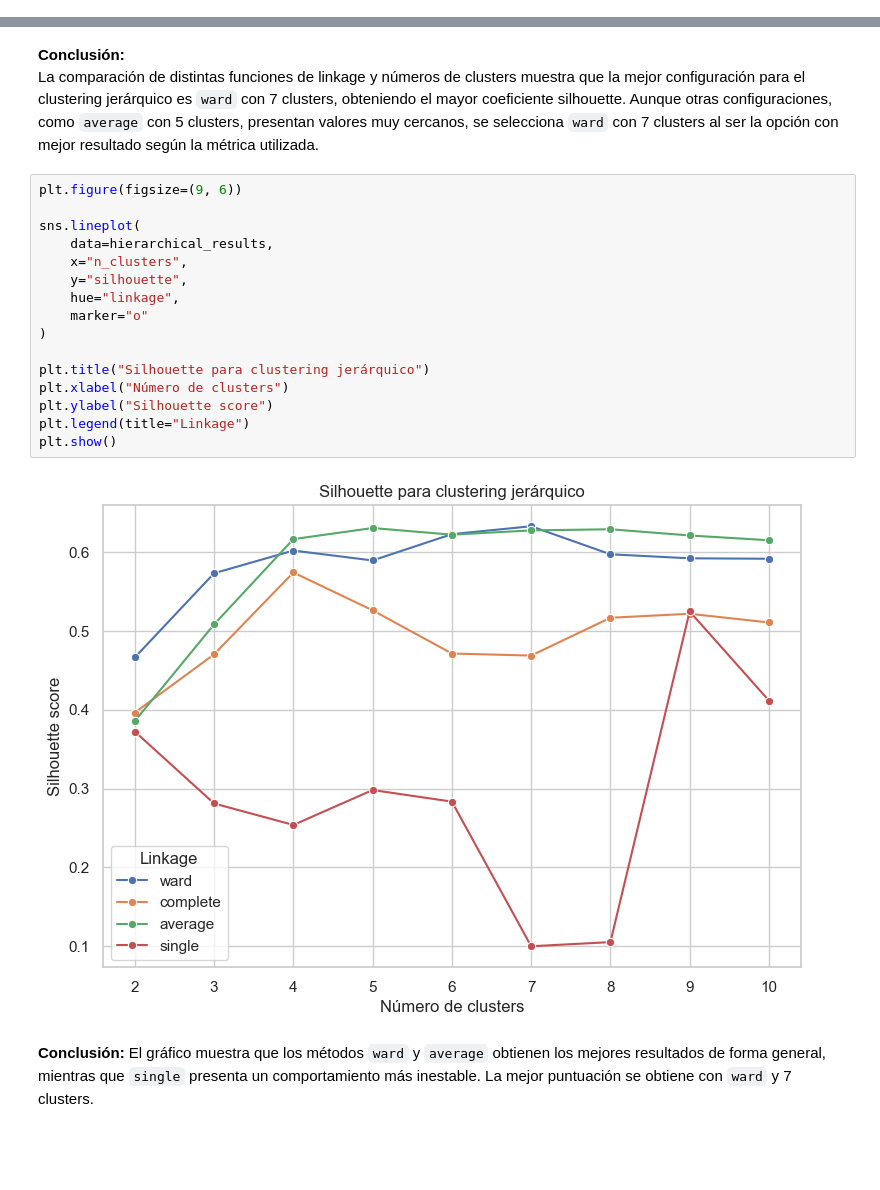
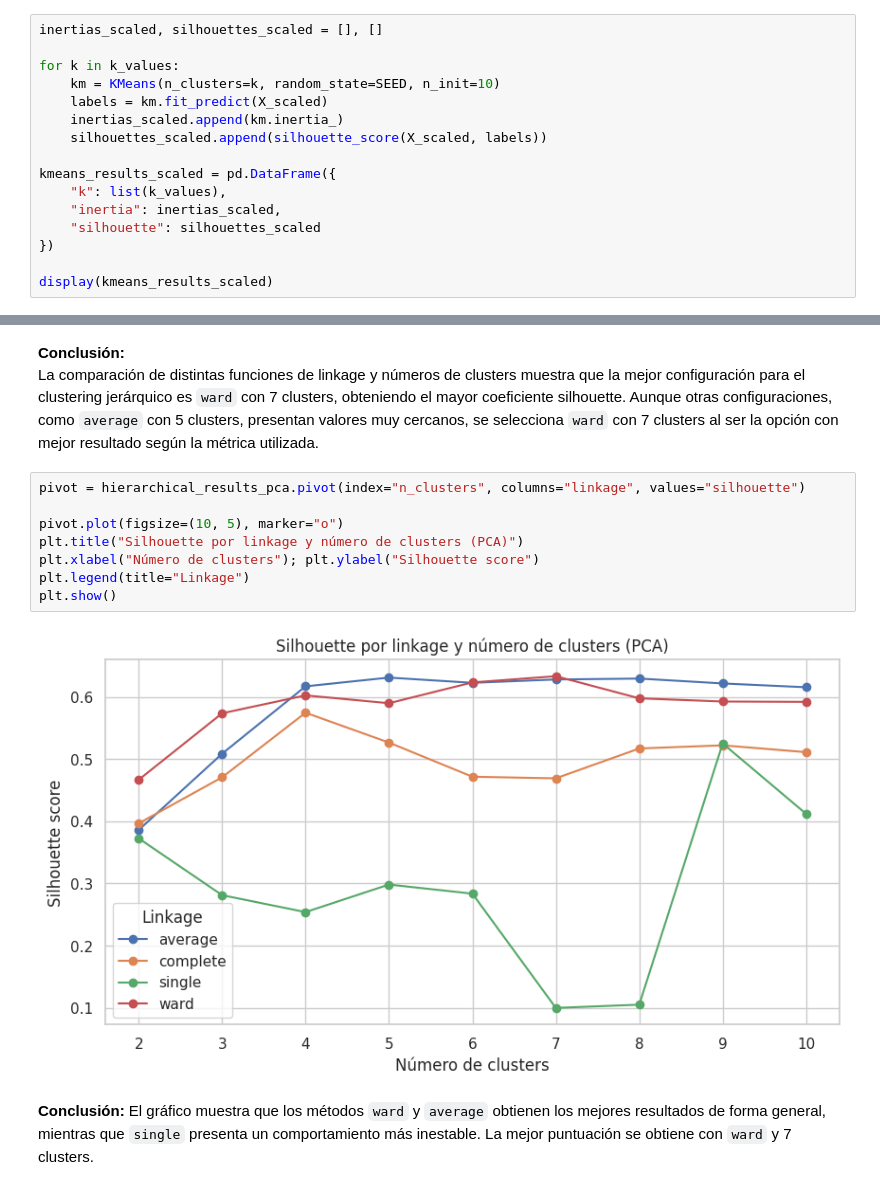
Before and after one commit to DiegoVa6/Grupo05_Practica2, a Jupyter notebook: practica2_estrellas.ipynb, the cells around one changed output, grey strips where cells are left out. Drawn from its saved outputs; the diff is of its cells as text; blank space fills up the shorter version.

```diff
--- a/practica2_estrellas.ipynb
+++ b/practica2_estrellas.ipynb
@@ -524,0 +532,16 @@ plt.show()
+# %%
+inertias_scaled, silhouettes_scaled = [], []
+
+for k in k_values:
+    km = KMeans(n_clusters=k, random_state=SEED, n_init=10)
+    labels = km.fit_predict(X_scaled)
+    inertias_scaled.append(km.inertia_)
+    silhouettes_scaled.append(silhouette_score(X_scaled, labels))
+
+kmeans_results_scaled = pd.DataFrame({
+    "k": list(k_values),
+    "inertia": inertias_scaled,
+    "silhouette": silhouettes_scaled
+})
+
+display(kmeans_results_scaled)
@@ -656,22 +707,14 @@ display(
 **Conclusión:**
 La comparación de distintas funciones de linkage y números de clusters muestra que la mejor configuración para el clustering jerárquico es `ward` con 7 clusters, obteniendo el mayor coeficiente silhouette. Aunque otras configuraciones, como `average` con 5 clusters, presentan valores muy cercanos, se selecciona `ward` con 7 clusters al ser la opción con mejor resultado según la métrica utilizada.
 # %%
-plt.figure(figsize=(9, 6))
+pivot = hierarchical_results_pca.pivot(index="n_clusters", columns="linkage", values="silhouette")
 
-sns.lineplot(
-    data=hierarchical_results,
-    x="n_clusters",
-    y="silhouette",
-    hue="linkage",
-    marker="o"
-)
-
-plt.title("Silhouette para clustering jerárquico")
-plt.xlabel("Número de clusters")
-plt.ylabel("Silhouette score")
+pivot.plot(figsize=(10, 5), marker="o")
+plt.title("Silhouette por linkage y número de clusters (PCA)")
+plt.xlabel("Número de clusters"); plt.ylabel("Silhouette score")
 plt.legend(title="Linkage")
 plt.show()
 # %% [output]
-[figure, old version]
+[figure, new version]
 # %% [markdown]
 **Conclusión:** El gráfico muestra que los métodos `ward` y `average` obtienen los mejores resultados de forma general, mientras que `single` presenta un comportamiento más inestable. La mejor puntuación se obtiene con `ward` y 7 clusters.
```
Also changed, not shown: parts of 83 cells of this notebook.
